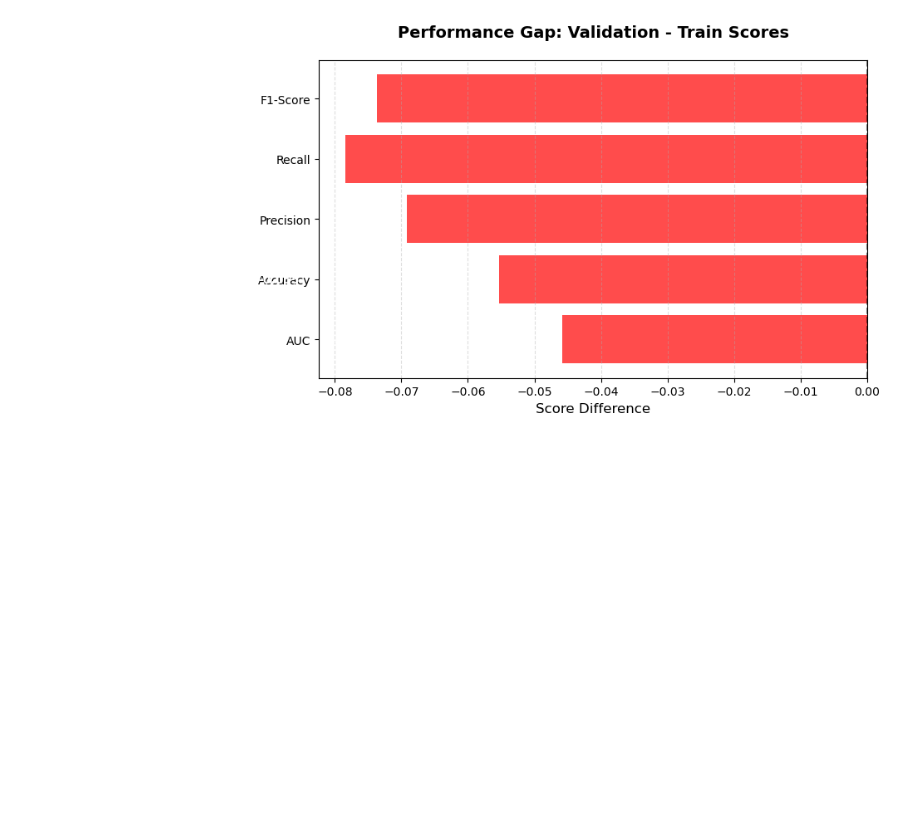
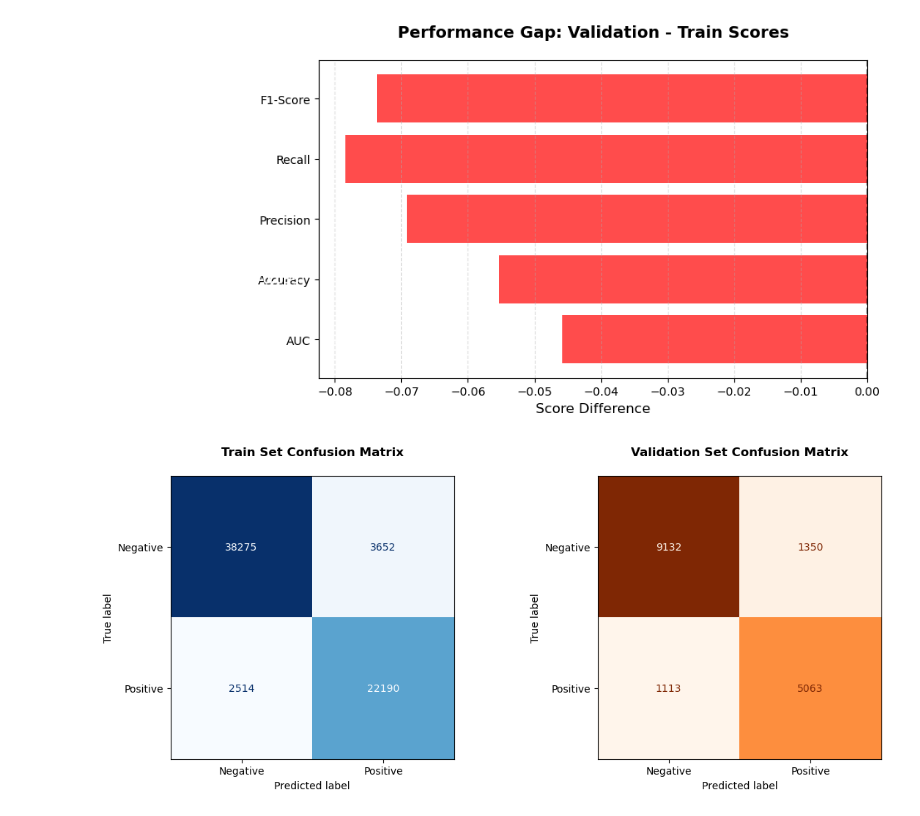
Before and after one commit to AsmithaSatesh99/Hotel-Cancellation-Prediction, a Jupyter notebook: Notebooks/hotel_3.ipynb, the cells around one changed output. Cells and saved outputs as stored; diff of their text form; code cells hidden in the pictures; blank space fills up the shorter version.

```diff
--- a/Notebooks/hotel_3.ipynb
+++ b/Notebooks/hotel_3.ipynb
@@ -592,3 +578,26 @@ plt.show()
 [figure]
 [figure]
 [figure]
+# %%
+from sklearn.metrics import ConfusionMatrixDisplay
+
+plt.figure(figsize=(12, 5))
+
+plt.subplot(1, 2, 1)
+ConfusionMatrixDisplay.from_predictions(y_train, y_train_pred,
+                                      display_labels=['Negative', 'Positive'],
+                                      cmap='Blues', ax=plt.gca(),
+                                      colorbar=False)
+plt.title('Train Set Confusion Matrix', pad=20, fontweight='bold')
+
+plt.subplot(1, 2, 2)
+ConfusionMatrixDisplay.from_predictions(y_val, y_val_pred,
+                                      display_labels=['Negative', 'Positive'],
+                                      cmap='Oranges', ax=plt.gca(),
+                                      colorbar=False)
+plt.title('Validation Set Confusion Matrix', pad=20, fontweight='bold')
+
+plt.tight_layout()
+plt.show()
+# %% [output]
+[figure, added]
```
Also changed, not shown: parts of 11 cells of this notebook.
